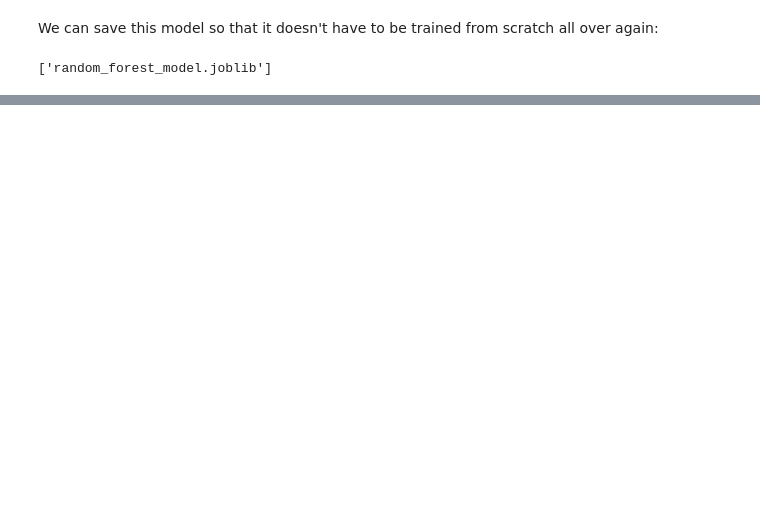
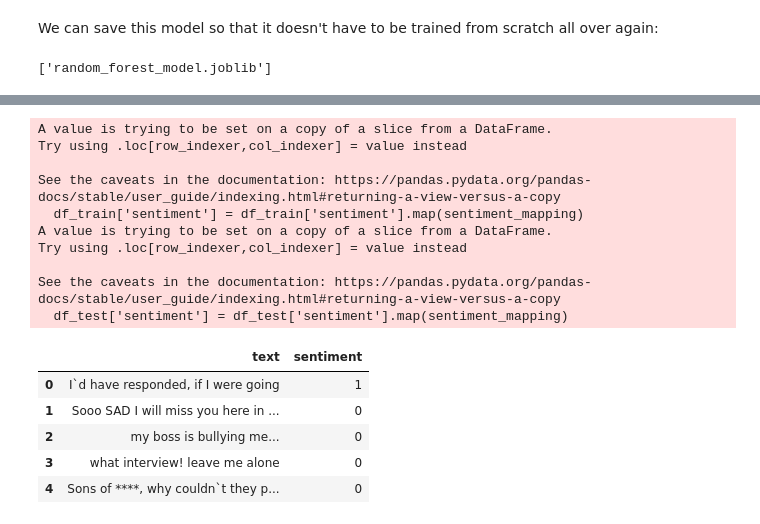
Before and after one commit to AmeerAliSaleem/isoc_tech_workshop_2024, a Jupyter notebook: Warwick_ISoc_Tech_Project_Ghost.ipynb, the cells around one changed output, grey strips where cells are left out. Saved outputs shown, nothing was run; the diff lists cells and outputs as text; code cells hidden in the pictures; blank space fills up the shorter version.

```diff
--- a/Warwick_ISoc_Tech_Project_Ghost.ipynb
+++ b/Warwick_ISoc_Tech_Project_Ghost.ipynb
@@ -357,0 +466,31 @@ Don't forget to consult the ISoc Tech Notion page: https://silky-double-2ea.noti
+# %%
+df_train = train[['text', 'sentiment']]
+df_test = test[['text', 'sentiment']]
+
+sentiment_mapping = {
+    "negative" : 0,
+    "neutral" : 1,
+    "positive" : 2
+}
+
+df_train['sentiment'] = df_train['sentiment'].map(sentiment_mapping)
+df_test['sentiment'] = df_test['sentiment'].map(sentiment_mapping)
+
+df_train.head()
+# %% [output]
+A value is trying to be set on a copy of a slice from a DataFrame.
+Try using .loc[row_indexer,col_indexer] = value instead
+
+See the caveats in the documentation: https://pandas.pydata.org/pandas-docs/stable/user_guide/indexing.html#returning-a-view-versus-a-copy
+  df_train['sentiment'] = df_train['sentiment'].map(sentiment_mapping)
+A value is trying to be set on a copy of a slice from a DataFrame.
+Try using .loc[row_indexer,col_indexer] = value instead
+
+See the caveats in the documentation: https://pandas.pydata.org/pandas-docs/stable/user_guide/indexing.html#returning-a-view-versus-a-copy
+  df_test['sentiment'] = df_test['sentiment'].map(sentiment_mapping)
+|  | text | sentiment |
+| 0 | I`d have responded, if I were going | 1 |
+| 1 | Sooo SAD I will miss you here in ... | 0 |
+| 2 | my boss is bullying me... | 0 |
+| 3 | what interview! leave me alone | 0 |
+| 4 | Sons of ****, why couldn`t they p... | 0 |
```
Also changed, not shown: parts of 74 cells of this notebook.
